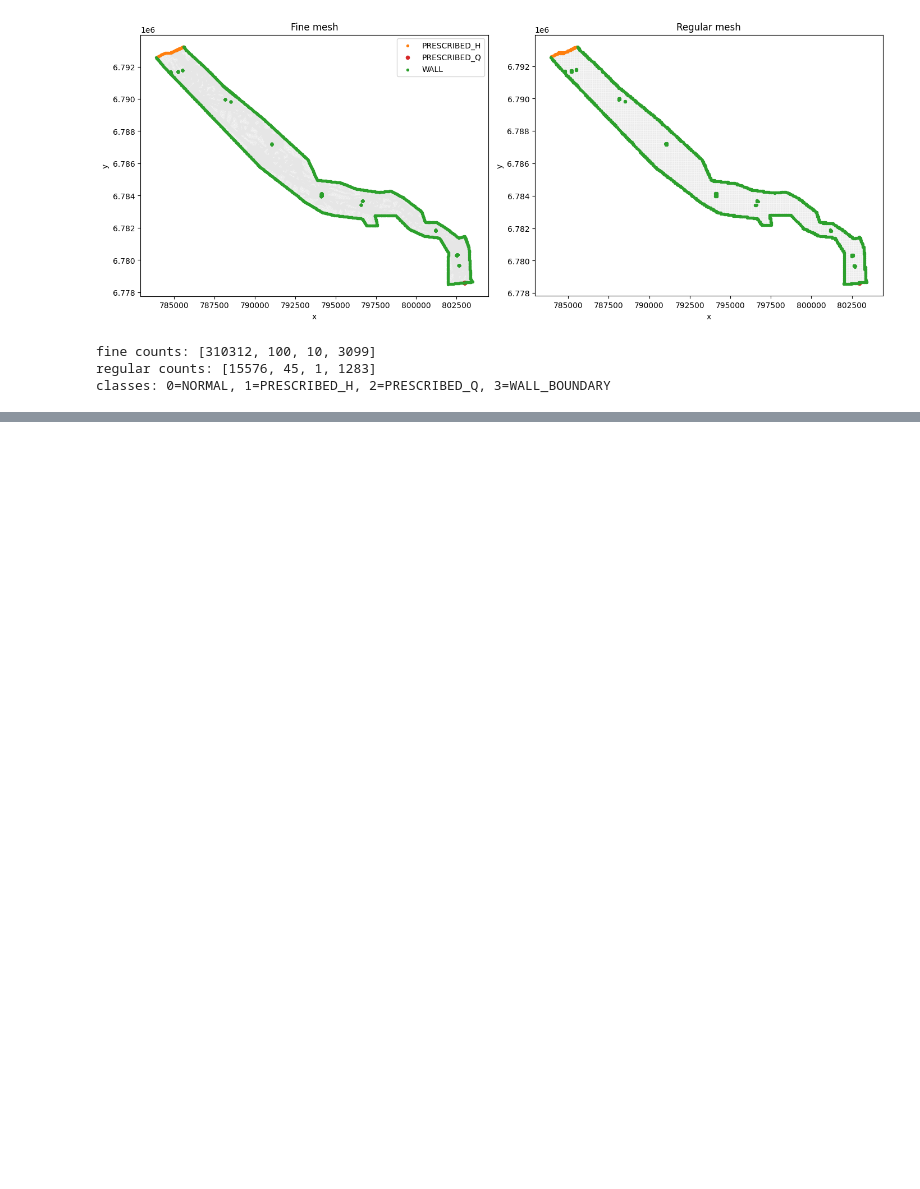
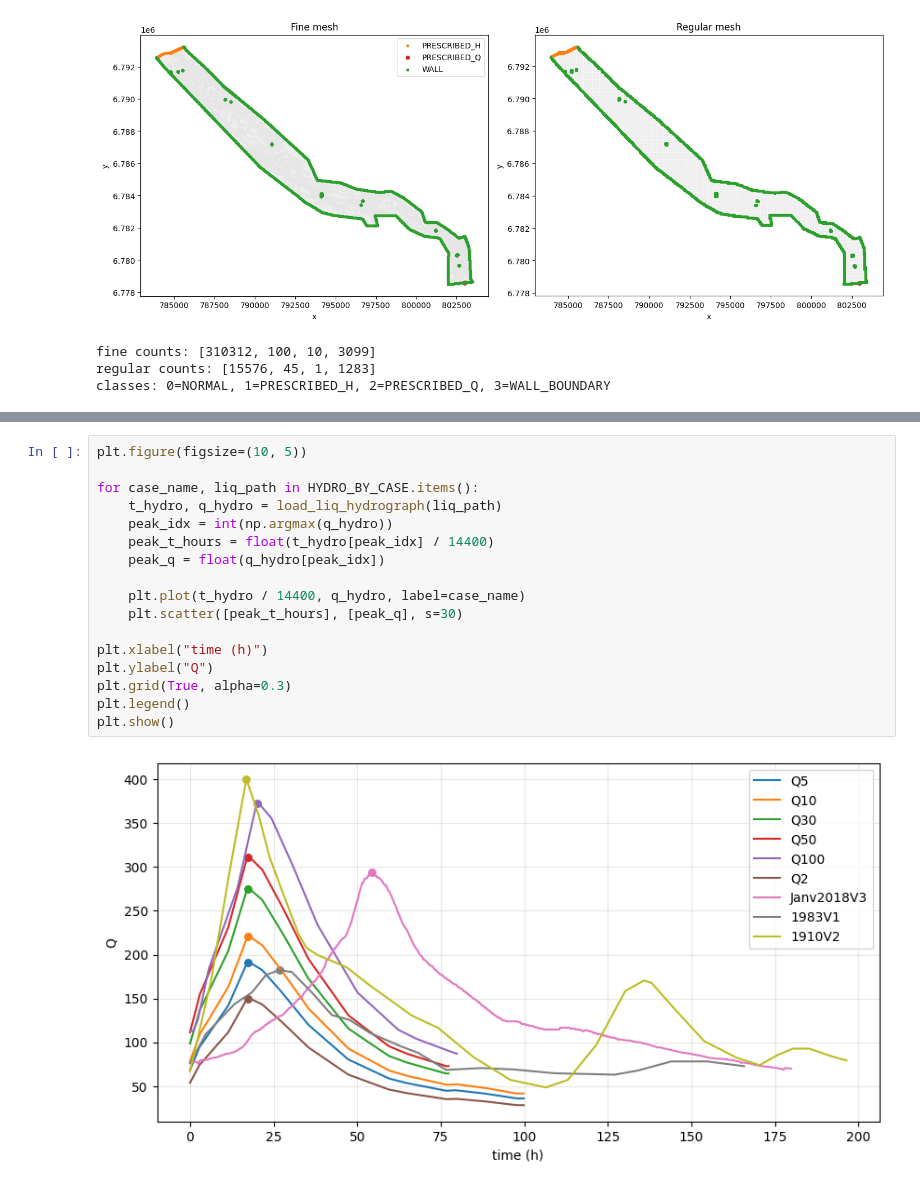
Before and after one commit to vmerc/gnn_modulus_test, a Jupyter notebook: Aube/Aube_regular/project_dataset_to_regular.ipynb, the cells around one changed output, grey strips where cells are left out. Drawn from its saved outputs; the diff is of its cells as text; blank space fills up the shorter version.

```diff
--- a/Aube/Aube_regular/project_dataset_to_regular.ipynb
+++ b/Aube/Aube_regular/project_dataset_to_regular.ipynb
@@ -460,0 +531,19 @@ done: /work/m24046/m24046mrcr/Test_Aube_regular/dataset_50m_short
+# %%
+plt.figure(figsize=(10, 5))
+
+for case_name, liq_path in HYDRO_BY_CASE.items():
+    t_hydro, q_hydro = load_liq_hydrograph(liq_path)
+    peak_idx = int(np.argmax(q_hydro))
+    peak_t_hours = float(t_hydro[peak_idx] / 14400)
+    peak_q = float(q_hydro[peak_idx])
+
+    plt.plot(t_hydro / 14400, q_hydro, label=case_name)
+    plt.scatter([peak_t_hours], [peak_q], s=30)
+
+plt.xlabel("time (h)")
+plt.ylabel("Q")
+plt.grid(True, alpha=0.3)
+plt.legend()
+plt.show()
+# %% [output]
+[figure, added]
```
Also changed, not shown: parts of 2 cells of this notebook, 4 other files.
